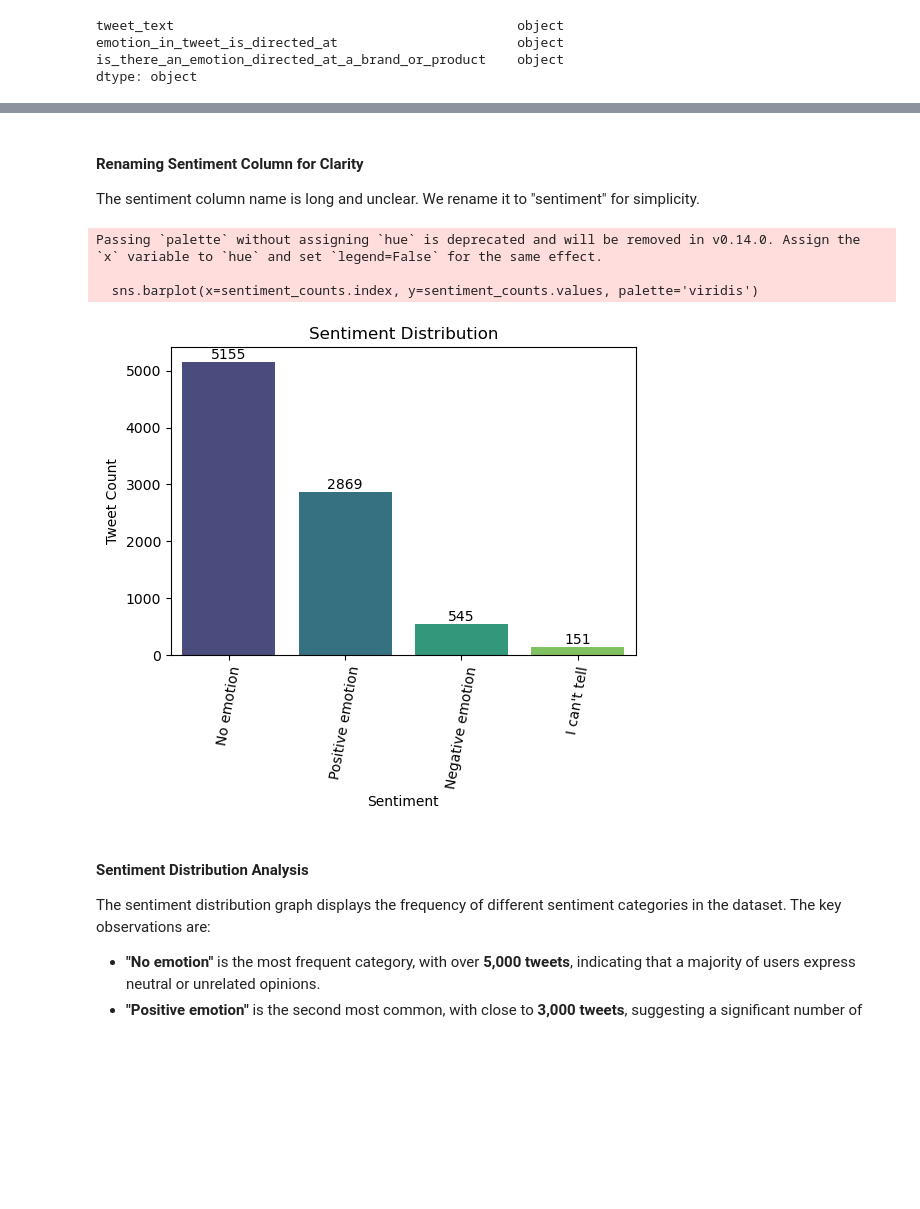
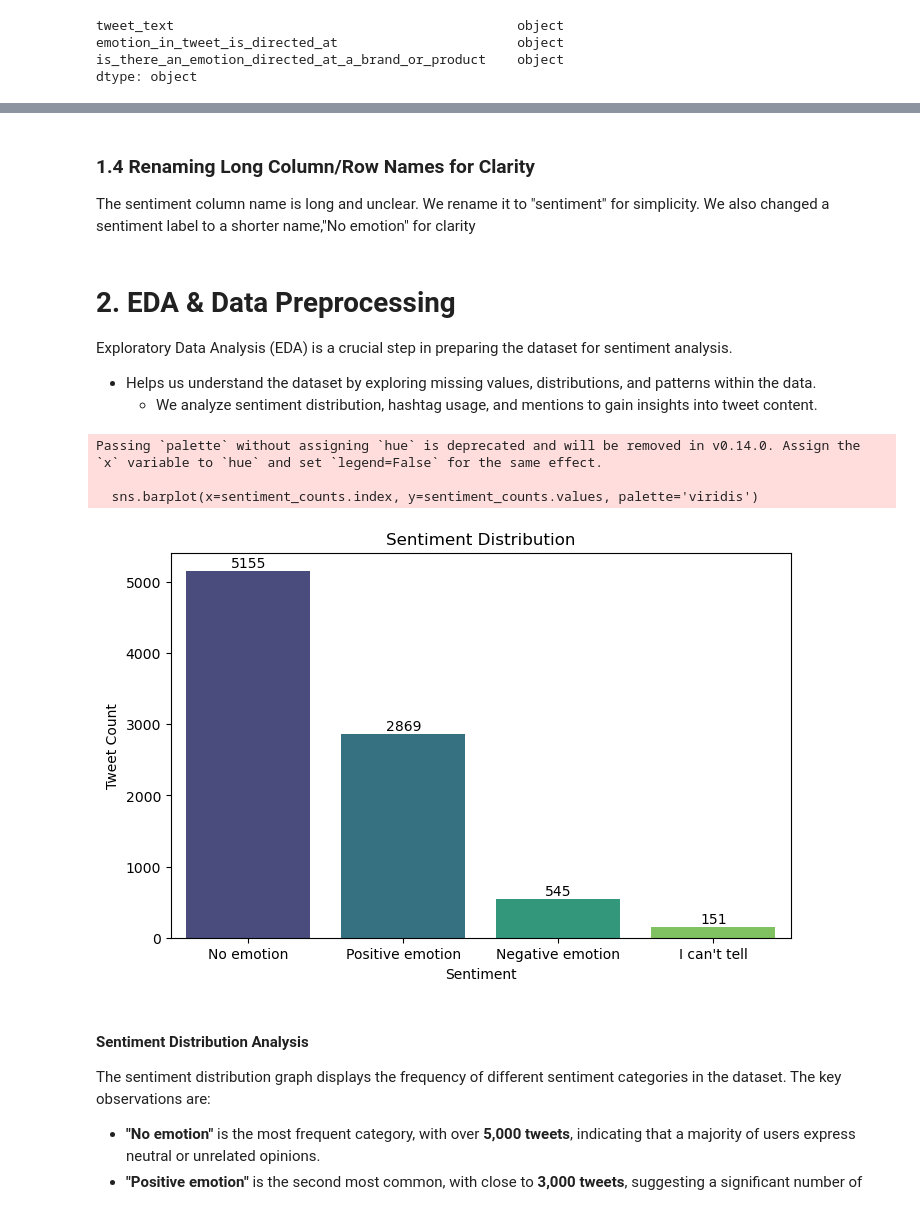
Before and after one commit to FildaKim/Twitter-Sentiment-Analysis-Apple-vs.-Google, a Jupyter notebook: index.ipynb, the cells around one changed output, grey strips where cells are left out. Cells and saved outputs as stored; diff of their text form; code cells hidden in the pictures; blank space fills up the shorter version.

```diff
--- a/index.ipynb
+++ b/index.ipynb
@@ -177,26 +130,31 @@ For example, when doing 'df[col].method(value, inplace=True)', try using 'df.met
 # %% [markdown]
-#### Renaming Sentiment Column for Clarity
-The sentiment column name is long and unclear. We rename it to "sentiment" for simplicity.
+### 1.4 Renaming Long Column/Row Names for Clarity
+The sentiment column name is long and unclear. We rename it to "sentiment" for simplicity. We also changed a sentiment label to a shorter name,"No emotion" for clarity
 # %%
 # Rename column and sentiment categories
 df.rename(columns={'is_there_an_emotion_directed_at_a_brand_or_product': 'sentiment'}, inplace=True)
 df['sentiment'] = df['sentiment'].replace({'No emotion toward brand or product': 'No emotion'})
+# %% [markdown]
+# 2. EDA & Data Preprocessing ###
+Exploratory Data Analysis (EDA) is a crucial step in preparing the dataset for sentiment analysis.
+
+- Helps us understand the dataset by exploring missing values, distributions, and patterns within the data.
+  - We analyze sentiment distribution, hashtag usage, and mentions to gain insights into tweet content.
 # %%
 sentiment_counts = df['sentiment'].value_counts()
-plt.figure(figsize=(6,4))
-plt.xticks(rotation=80)
+plt.figure(figsize=(8,5))
 sns.barplot(x=sentiment_counts.index, y=sentiment_counts.values, palette='viridis')
 plt.title('Sentiment Distribution')
 plt.xlabel('Sentiment')
 plt.ylabel('Tweet Count')
 for i, v in enumerate(sentiment_counts.values):
     plt.text(i, v + 50, str(v), ha='center')
 plt.show()
 # %% [output]
 Passing `palette` without assigning `hue` is deprecated and will be removed in v0.14.0. Assign the `x` variable to `hue` and set `legend=False` for the same effect.
 
   sns.barplot(x=sentiment_counts.index, y=sentiment_counts.values, palette='viridis')
-[figure, old version]
+[figure, new version]
 # %% [markdown]
 #### Sentiment Distribution Analysis
 The sentiment distribution graph displays the frequency of different sentiment categories in the dataset. The key observations are:
```
Also changed, not shown: parts of 11 cells of this notebook, 1 other file.
